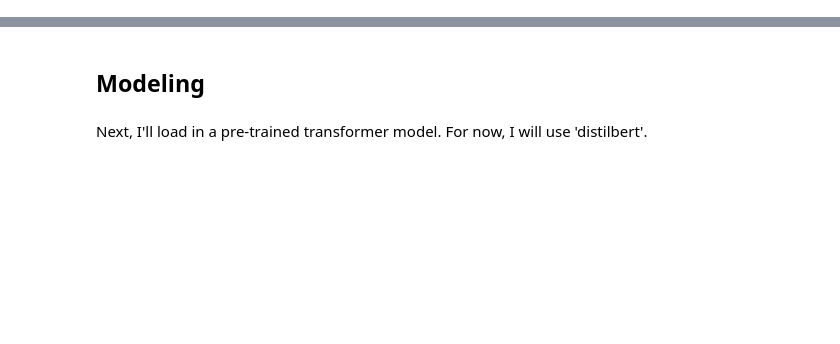
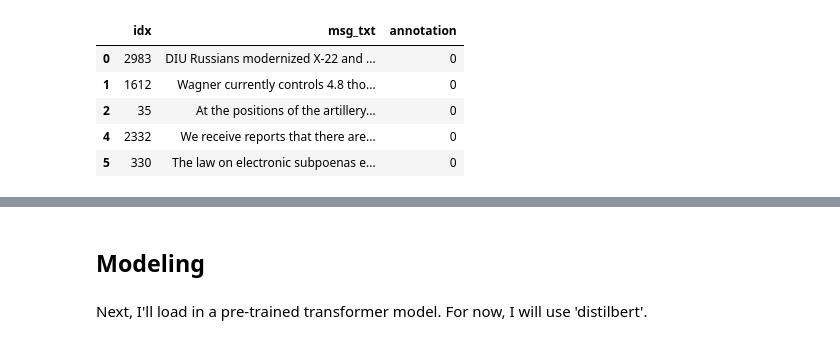
Before and after one commit to Engineers-For-Ukraine/social-media-combat-detection, a Jupyter notebook: scripts-notebooks/nn-modeling.ipynb, the cells around one changed output, grey strips where cells are left out. Drawn from its saved outputs; the diff is of its cells as text; code cells hidden in the pictures; blank space fills up the shorter version.

Commit message:
started working with larger test set

```diff
--- a/scripts-notebooks/nn-modeling.ipynb
+++ b/scripts-notebooks/nn-modeling.ipynb
@@ -42 +20,16 @@ df['msg_txt'] = df.msg_txt.apply(emoji.demojize)
+# %%
+test_df = pd.read_csv('/home/j/Documents/Projects/social-media-combat-detection/data/test.csv')
+
+test_df = test_df[(test_df['annotation'] == '1') | (test_df['annotation'] == '0')]
+
+test_df['annotation'] = test_df['annotation'].astype(int)
+
+test_df.head()
+# %% [output]
+|  | idx | msg_txt | annotation |
+| 0 | 2983 | DIU Russians modernized X-22 and ... | 0 |
+| 1 | 1612 | Wagner currently controls 4.8 tho... | 0 |
+| 2 | 35 | At the positions of the artillery... | 0 |
+| 4 | 2332 | We receive reports that there are... | 0 |
+| 5 | 330 | The law on electronic subpoenas e... | 0 |
 # %%
```
Also changed, not shown: parts of 16 cells of this notebook, 7 other files.
